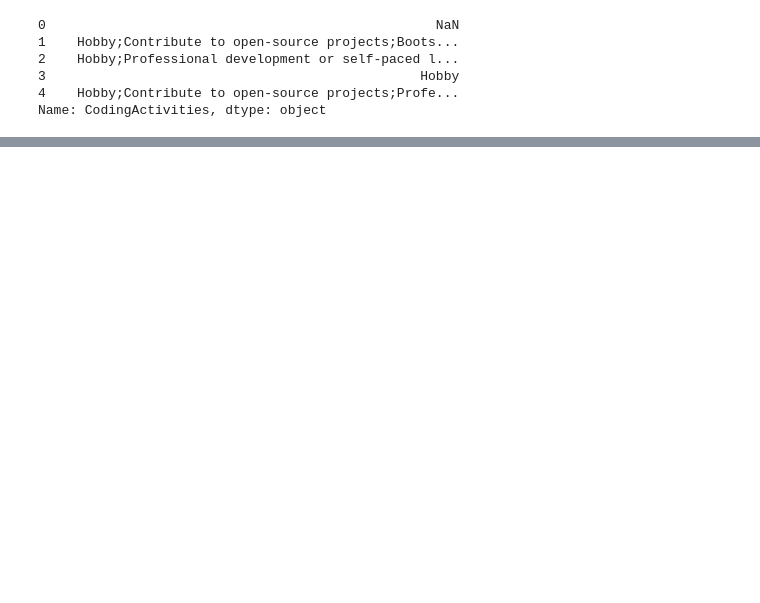
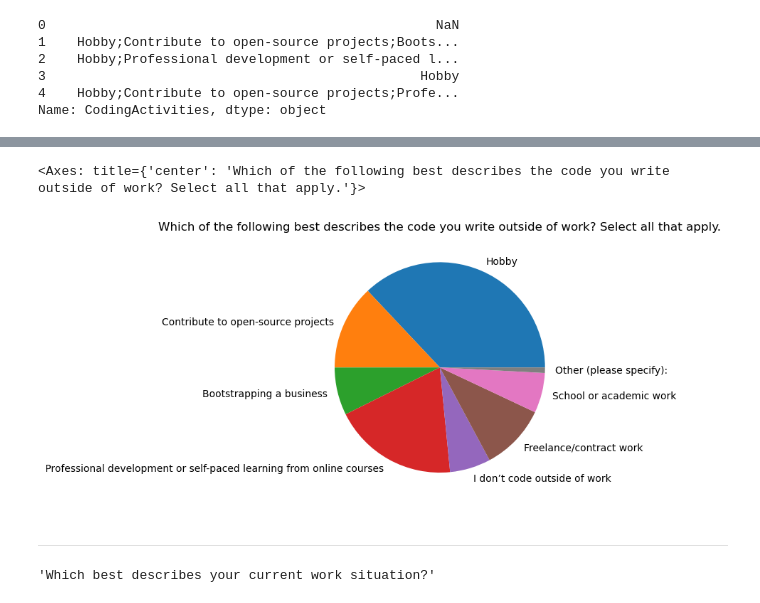
Before and after one commit to WebDevCaptain/so-dev-survey-2023-analysis, a Jupyter notebook: so-insights.ipynb, the cells around one changed output, grey strips where cells are left out. Cells and saved outputs as stored; diff of their text form; code cells hidden in the pictures; blank space fills up the shorter version.

Commit message:
Analyze CodingActivity and RemoteWork columns

```diff
--- a/so-insights.ipynb
+++ b/so-insights.ipynb
@@ -154,7 +141,7 @@ def split_multicolumn(col_series):
     result_df = col_series.to_frame()
     options = []
     # Iterate over the column
-    for idx, value  in col_series[col_series.notnull()].iteritems():
+    for idx, value  in col_series[col_series.notnull()].items():
         # Break each value into list of options
         for option in value.split(';'):
             # Add the option as a column to result
@@ -252,0 +174,7 @@ temp_df
+# %%
+split_multicolumn(survey_responses_raw['CodingActivities']).sum().plot(kind='pie', title=survey_questions['CodingActivities'])
+# %% [output]
+<Axes: title={'center': 'Which of the following best describes the code you write outside of work? Select all that apply.'}>
+[figure, added]
+# %% [markdown]
+---
@@ -252,0 +187,4 @@ temp_df
+# %%
+survey_questions['RemoteWork']
+# %% [output]
+'Which best describes your current work situation?'
```
Also changed, not shown: parts of 14 cells of this notebook.
